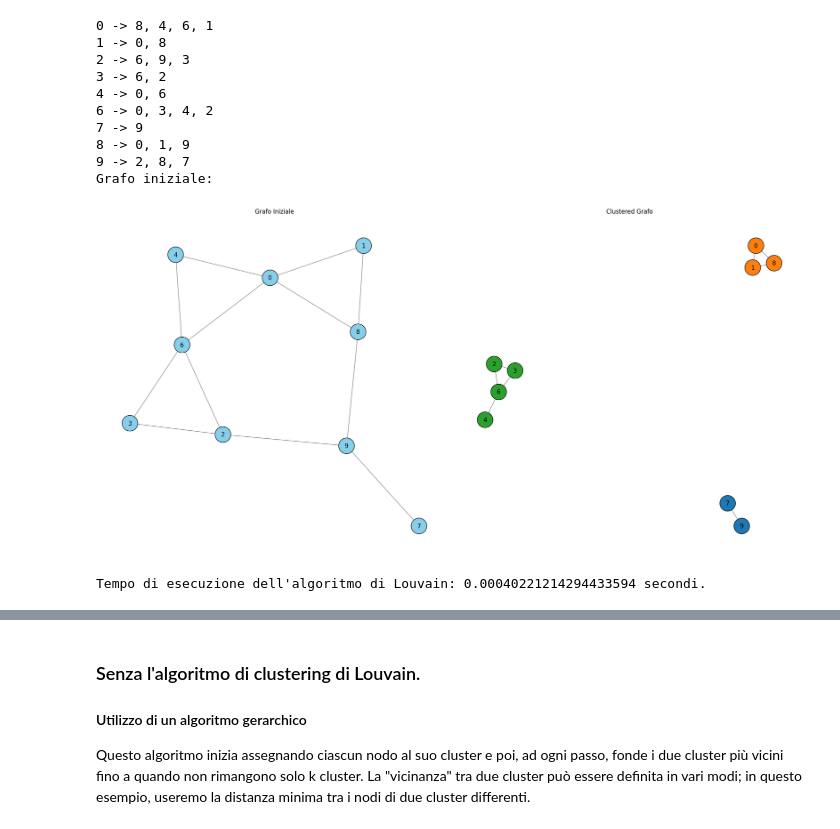
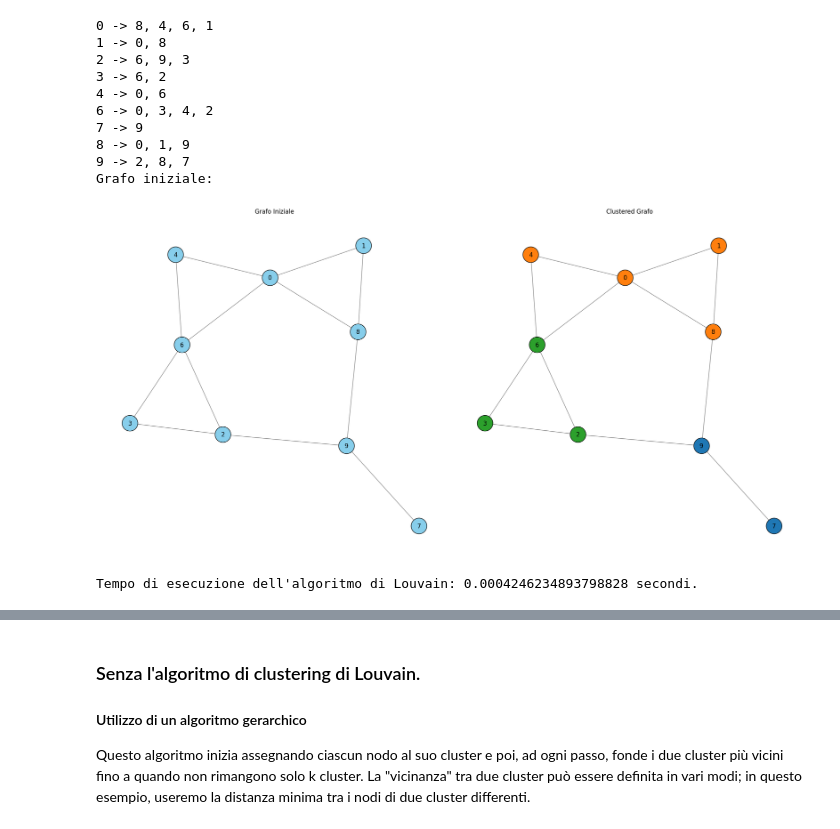
Before and after one commit to ele10-code/k-clustering, a Jupyter notebook: k-clustering.ipynb, the cells around one changed output, grey strips where cells are left out. Saved outputs shown, nothing was run; the diff lists cells and outputs as text; code cells hidden in the pictures.

```diff
--- a/k-clustering.ipynb
+++ b/k-clustering.ipynb
@@ -63,14 +63,14 @@ def converti_grafo_personalizzato_in_networkx(grafo_personalizzato):
             G.add_edge(vertice, adiacente)
     return G
 
-""" def divide_into_clusters(graph, k):
+def divide_into_clusters(graph, k):
     partition = community_louvain.best_partition(graph)
     clusters = [[] for _ in range(k)]
     for node, cluster_index in partition.items():
         clusters[cluster_index].append(node)
-    return clusters """
+    return clusters
 
-def divide_into_clusters(graph, k):
+""" def divide_into_clusters(graph, k):
     partition = community_louvain.best_partition(graph)
     clusters = [[] for _ in range(k)]
     for node, cluster_index in partition.items():
@@ -90,7 +90,7 @@ def divide_into_clusters(graph, k):
             edges_to_remove.append(edge)
     graph.remove_edges_from(edges_to_remove)
 
-    return clusters, edge_count
+    return clusters, edge_count """
 
 if __name__ == "__main__":
     grafo = Graph()
@@ -116,34 +116,34 @@ if __name__ == "__main__":
 
     plt.figure(figsize=(20, 10))
 
     G_initial = converti_grafo_personalizzato_in_networkx(grafo)
     print("Grafo iniziale:")
     plot_graph(G_initial, "Grafo Iniziale", 121)
 
     k = 4
     start_time = time.time()
-    # clusters = divide_into_clusters(G_initial, k)
-    clusters, edge_count = divide_into_clusters(G_initial, k)
+    clusters = divide_into_clusters(G_initial, k)
+    # clusters, edge_count = divide_into_clusters(G_initial, k)
     end_time = time.time()
     elapsed_time = end_time - start_time
 
     plot_graph(G_initial, "Clustered Grafo", 122, colors=clusters)
 
     plt.tight_layout()
     plt.savefig("grafo.png")
     plt.show()
 
     print(f"Tempo di esecuzione dell'algoritmo di Louvain: {elapsed_time} secondi.")
 # %% [output]
 0 -> 8, 4, 6, 1
 1 -> 0, 8
 2 -> 6, 9, 3
 3 -> 6, 2
 4 -> 0, 6
 6 -> 0, 3, 4, 2
 7 -> 9
 8 -> 0, 1, 9
 9 -> 2, 8, 7
 Grafo iniziale:
-[figure, old version]
+[figure, new version]
-Tempo di esecuzione dell'algoritmo di Louvain: 0.00040221214294433594 secondi.
+Tempo di esecuzione dell'algoritmo di Louvain: 0.0004246234893798828 secondi.
```
Also changed, not shown: parts of 4 cells of this notebook, 2 other files.
